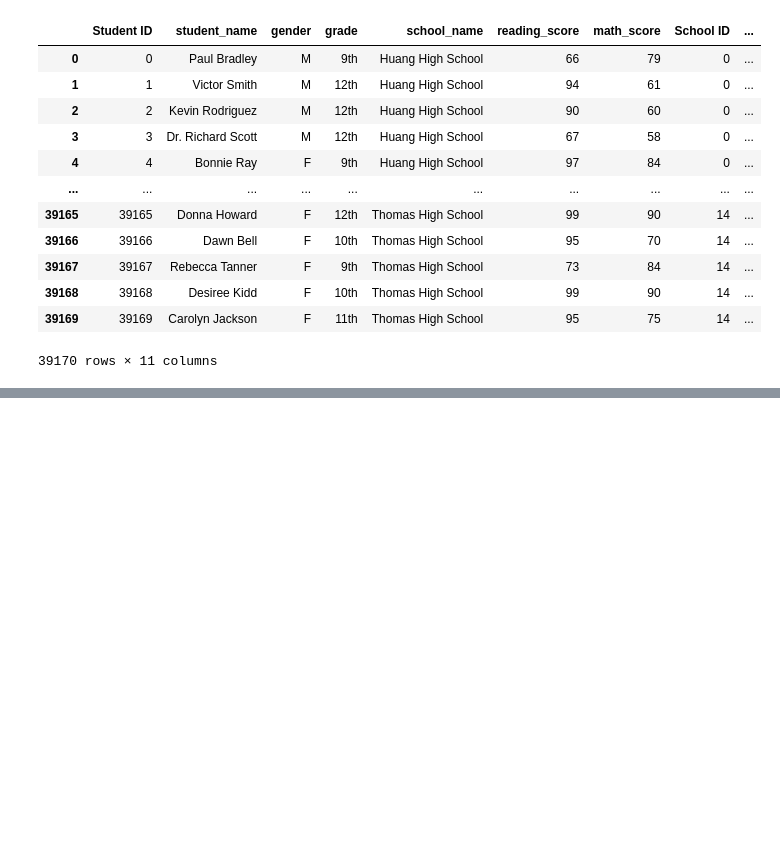
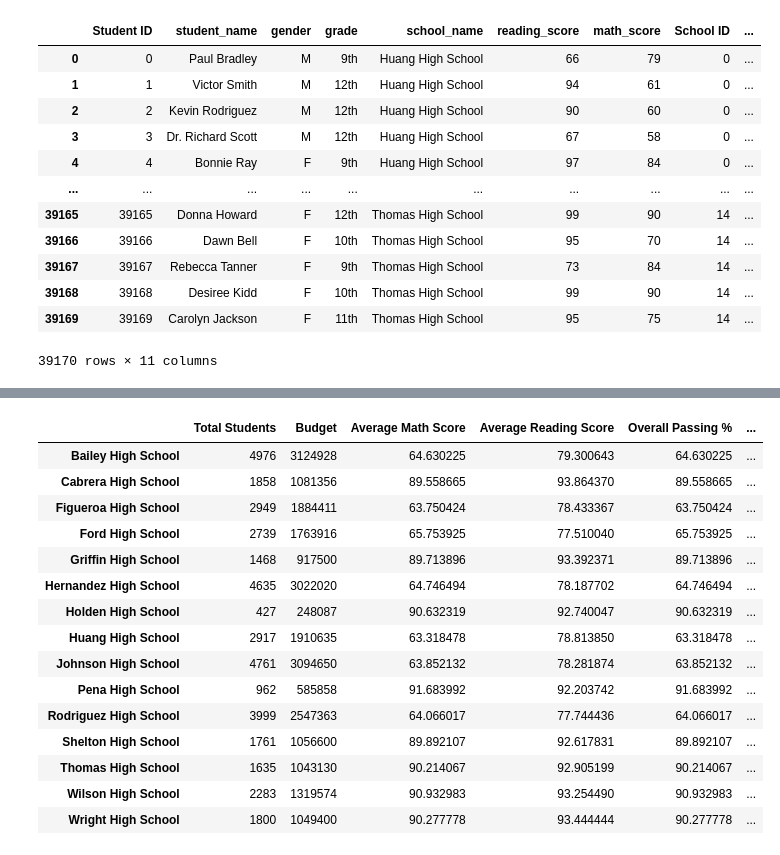
Before and after one commit to DarianR4/Pandas_challenge1, a Jupyter notebook: PandaChallenge_Analysis.ipynb, the cells around one changed output, grey strips where cells are left out. Saved outputs shown, nothing was run; the diff lists cells and outputs as text; code cells hidden in the pictures; blank space fills up the shorter version.

```diff
--- a/PandaChallenge_Analysis.ipynb
+++ b/PandaChallenge_Analysis.ipynb
@@ -67,0 +106,5 @@ district_summary
+# %%
+#total school budget
+schoolgroup_budget_gr = school_data_complete.groupby("school_name")
+school_group_budget = schoolgroup_budget_gr["budget"].max()
+school_group_budget
@@ -67,0 +129,4 @@ district_summary
+# %%
+buget_perstudent = school_group_budget/schoolgroup_counts
+
+buget_perstudent
@@ -68,27 +150,12 @@ district_summary
 # %%
-#school summary section
-
-schoolgroup_types = school_data_complete.set_index(['school_name'])["type"]
-
-schoolgroup_data = pd.DataFrame(schoolgroup_types)
-schoolgroup_data = pd.DataFrame({"School Type": schoolgroup_types})
-
-
-#total students
-schoolgroup_counts = school_data_complete['school_name'].value_counts()
-
-#total school budget
-schoolgroup_budget = school_data_complete.set_index(['school_name'])["budget"]
-
-
 #per student spending
-schoolgroup_psbudget = schoolgroup_budget/schoolgroup_counts
+#schoolgroup_psbudget = schoolgroup_budget/schoolgroup_counts
 
 #passing scores by school
 
-schoolgroup_mathscore = school_data_complete[(school_data_complete["math_score"]>70)]
+schoolgroup_mathscore = school_data_complete.loc[(school_data_complete["math_score"]>70)]
 
-schoolgroup_readingscore = school_data_complete[(school_data_complete["reading_score"]>70)]
+schoolgroup_readingscore = school_data_complete.loc[(school_data_complete["reading_score"]>70)]
 
 #passing students and percentages
 schoolgroup_mathscore = schoolgroup_mathscore.groupby(["school_name"]).count()["student_name"]
@@ -100,17 +167,19 @@ schoolgroup_readingavg = schoolgroup_readingscore/schoolgroup_counts*100
 
 # #overall passing
 
-schoolgroup_overallp = len(school_data_complete[(school_data_complete["math_score"]>70)&
-                                            (school_data_complete["reading_score"]>70)])
-
-# schoolgroup_overallp
-
-schoolgroup_bothpasspercent = (schoolgroup_overallp/schoolgroup_counts)*100
-
-schoolgroup_bothpasspercent
+schoolgroup_overallp = school_data_complete.loc[(school_data_complete["math_score"]>70)&
+                                            (school_data_complete["reading_score"]>70)]
 
 
-# schoolgroup_summary = {"Schools":[schoolgroup_data],'School Type':[schoolgroup_types], 'Total Student':[schoolgroup_counts],'Total School Budget':[schoolgroup_budget],'Budget Per Student':[schoolgroup_psbudget],
-#                       'Average Math Score':[schoolgroup_mathscore],'Average Reading Score':[schoolgroup_readingscore],"% Passing Math":[schoolgroup_mathavg],
-#                       '% Passing Reading':[schoolgroup_readingavg],'% Overall Passing':[schoolgroup_bothpasspercent]}
+schoolgroup_overallpz = schoolgroup_overallp.groupby(["school_name"]).count()
+
+# # schoolgroup_overallpz
+schoolgroup_bothpasspercent = schoolgroup_mathavg
+
+
+
+schoolgroup_summary = pd.DataFrame({"Total Students":schoolgroup_counts,
+                       "Budget":school_group_budget, "Average Math Score":schoolgroup_mathavg,"Average Reading Score": schoolgroup_readingavg,
+                                    "Overall Passing %" : schoolgroup_bothpasspercent,"Budget Per Student":buget_perstudent})
+schoolgroup_summary
 # %% [output]
@@ -132,0 +186,16 @@ Name: school_name, dtype: float64
+|  | Total Students | Budget | Average Math Score | Average Reading Score | Overall Passing % | ... |
+| Bailey High School | 4976 | 3124928 | 64.630225 | 79.300643 | 64.630225 | ... |
+| Cabrera High School | 1858 | 1081356 | 89.558665 | 93.864370 | 89.558665 | ... |
+| Figueroa High School | 2949 | 1884411 | 63.750424 | 78.433367 | 63.750424 | ... |
+| Ford High School | 2739 | 1763916 | 65.753925 | 77.510040 | 65.753925 | ... |
+| Griffin High School | 1468 | 917500 | 89.713896 | 93.392371 | 89.713896 | ... |
+| Hernandez High School | 4635 | 3022020 | 64.746494 | 78.187702 | 64.746494 | ... |
+| Holden High School | 427 | 248087 | 90.632319 | 92.740047 | 90.632319 | ... |
+| Huang High School | 2917 | 1910635 | 63.318478 | 78.813850 | 63.318478 | ... |
+| Johnson High School | 4761 | 3094650 | 63.852132 | 78.281874 | 63.852132 | ... |
+| Pena High School | 962 | 585858 | 91.683992 | 92.203742 | 91.683992 | ... |
+| Rodriguez High School | 3999 | 2547363 | 64.066017 | 77.744436 | 64.066017 | ... |
+| Shelton High School | 1761 | 1056600 | 89.892107 | 92.617831 | 89.892107 | ... |
+| Thomas High School | 1635 | 1043130 | 90.214067 | 92.905199 | 90.214067 | ... |
+| Wilson High School | 2283 | 1319574 | 90.932983 | 93.254490 | 90.932983 | ... |
+| Wright High School | 1800 | 1049400 | 90.277778 | 93.444444 | 90.277778 | ... |
```
Also changed, not shown: parts of 18 cells of this notebook.
